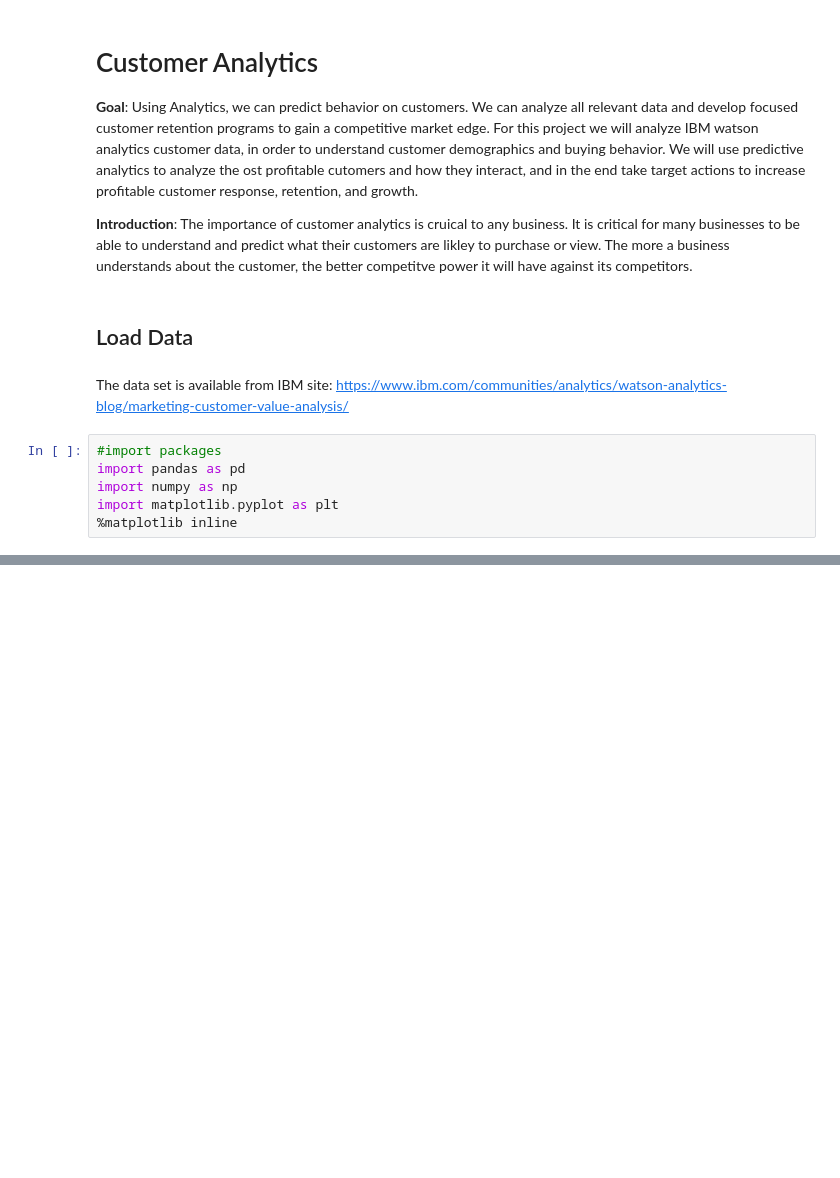
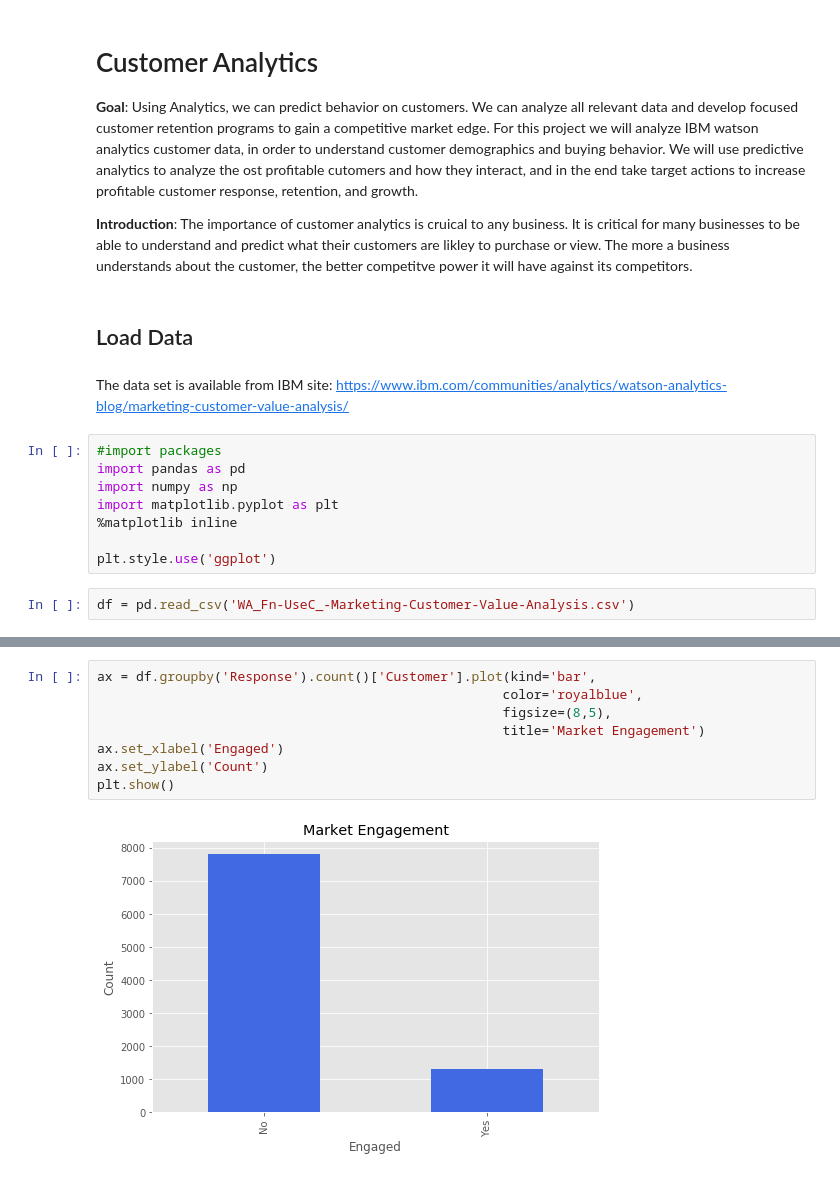
Before and after one commit to mwon3919/Data_Science_Projects, a Jupyter notebook: Customer_Analytics/Customer Analytics.ipynb, the cells around one changed output, grey strips where cells are left out. Saved outputs shown, nothing was run; the diff lists cells and outputs as text; blank space fills up the shorter version.

```diff
--- a/Customer_Analytics/Customer Analytics.ipynb
+++ b/Customer_Analytics/Customer Analytics.ipynb
@@ -14,3 +14,7 @@ import pandas as pd
 import numpy as np
 import matplotlib.pyplot as plt
 %matplotlib inline
+
+plt.style.use('ggplot')
+# %%
+df = pd.read_csv('WA_Fn-UseC_-Marketing-Customer-Value-Analysis.csv')
@@ -16,0 +62,10 @@ import matplotlib.pyplot as plt
+# %%
+ax = df.groupby('Response').count()['Customer'].plot(kind='bar',
+                                                    color='royalblue',
+                                                    figsize=(8,5),
+                                                    title='Market Engagement')
+ax.set_xlabel('Engaged')
+ax.set_ylabel('Count')
+plt.show()
+# %% [output]
+[figure, added]
```
Also changed, not shown: parts of 13 cells of this notebook.
